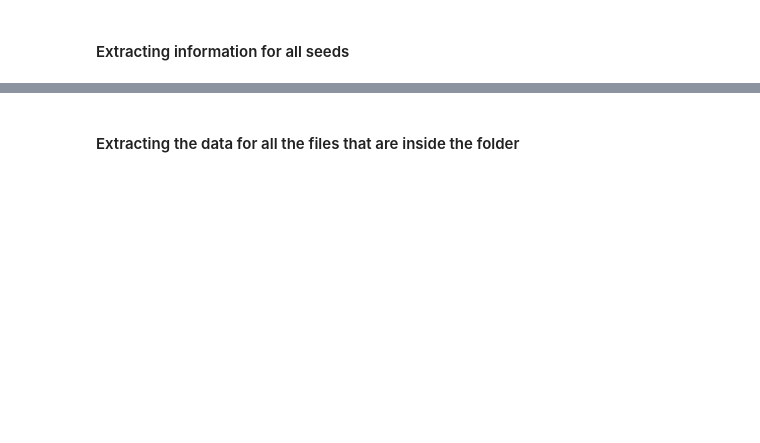
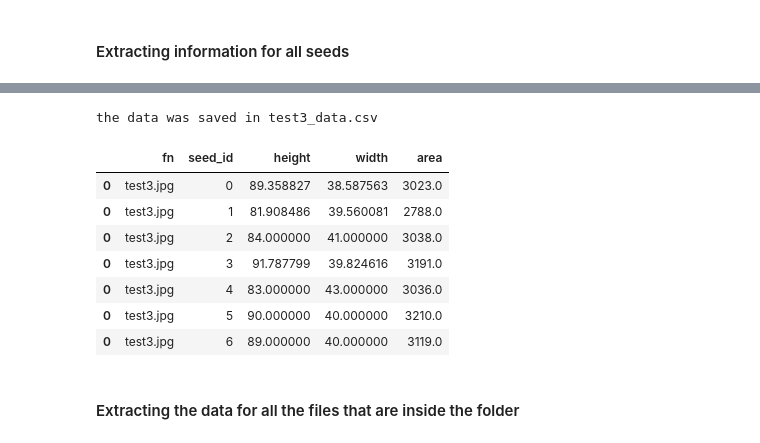
Before and after one commit to anaguilarar/Crop_DL, a Jupyter notebook: Rice_seeds_example.ipynb, the cells around one changed output, grey strips where cells are left out. Drawn from its saved outputs; the diff is of its cells as text; code cells hidden in the pictures; blank space fills up the shorter version.

```diff
--- a/Rice_seeds_example.ipynb
+++ b/Rice_seeds_example.ipynb
@@ -100,2 +87,20 @@ ricecounts.one_image_seeds_summary()
+# %%
+filename = "{}_data.csv".format(
+    ricecounts.listfiles[ricecounts.idimg][:ricecounts.listfiles[ricecounts.idimg].index(".jpg")])
+
+df = ricecounts.one_image_seeds_summary()
+df.to_csv(filename)
+print(f"the data was saved in {filename}")
+df
+# %% [output]
+the data was saved in test3_data.csv
+|  | fn | seed_id | height | width | area |
+| 0 | test3.jpg | 0 | 89.358827 | 38.587563 | 3023.0 |
+| 0 | test3.jpg | 1 | 81.908486 | 39.560081 | 2788.0 |
+| 0 | test3.jpg | 2 | 84.000000 | 41.000000 | 3038.0 |
+| 0 | test3.jpg | 3 | 91.787799 | 39.824616 | 3191.0 |
+| 0 | test3.jpg | 4 | 83.000000 | 43.000000 | 3036.0 |
+| 0 | test3.jpg | 5 | 90.000000 | 40.000000 | 3210.0 |
+| 0 | test3.jpg | 6 | 89.000000 | 40.000000 | 3119.0 |
 # %% [markdown]
 #### Extracting the data for all the files that are inside the folder
```
Also changed, not shown: parts of 7 cells of this notebook.
